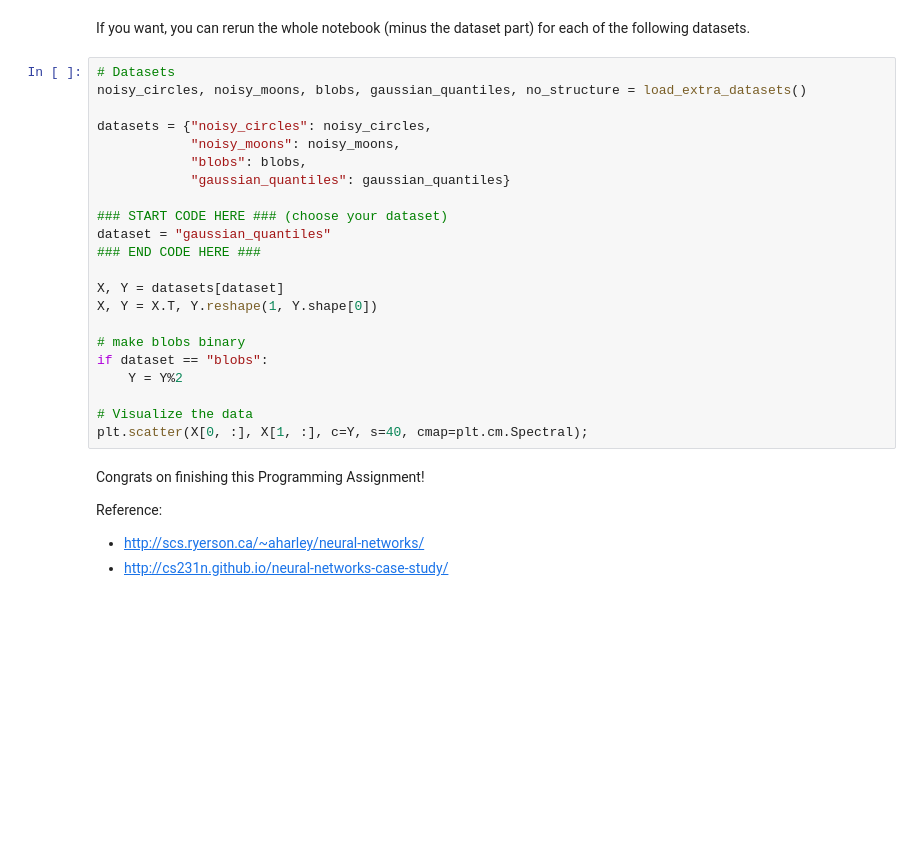
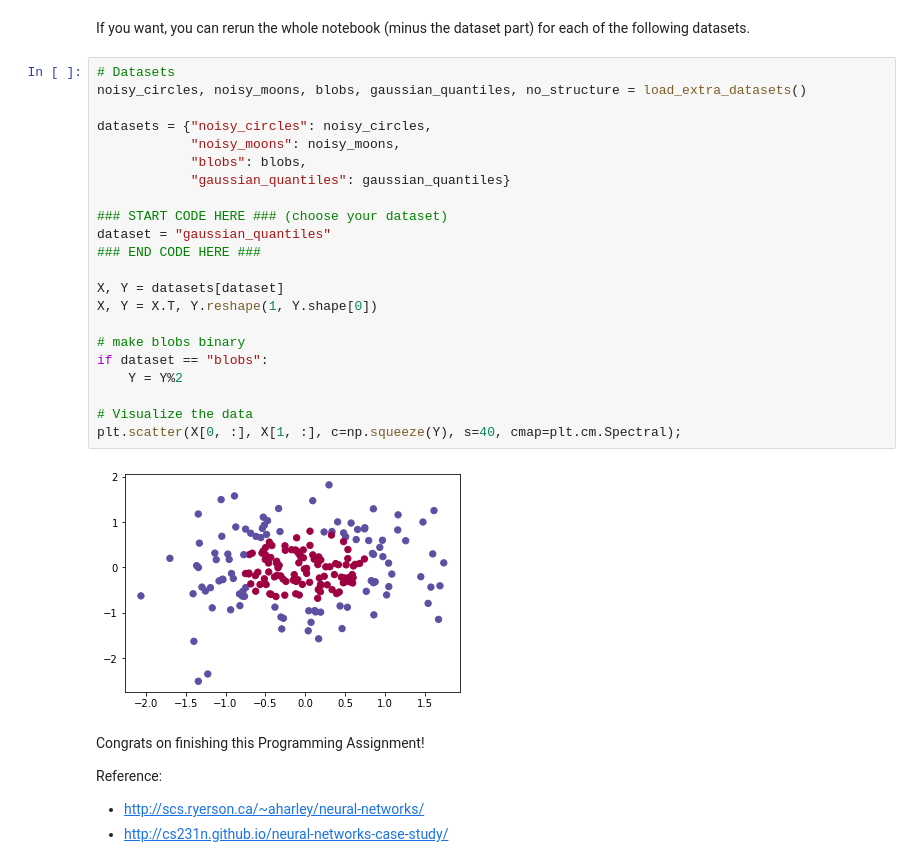
Before and after one commit to desertzk/deeplearning, a Jupyter notebook: week1/assignment3/assignment3.ipynb, the cells around one changed output. Drawn from its saved outputs; the diff is of its cells as text; blank space fills up the shorter version.

```diff
--- a/week1/assignment3/assignment3.ipynb
+++ b/week1/assignment3/assignment3.ipynb
@@ -866,25 +1035,27 @@ If you want, you can rerun the whole notebook (minus the dataset part) for each
 # %%
 # Datasets
 noisy_circles, noisy_moons, blobs, gaussian_quantiles, no_structure = load_extra_datasets()
 
 datasets = {"noisy_circles": noisy_circles,
             "noisy_moons": noisy_moons,
             "blobs": blobs,
             "gaussian_quantiles": gaussian_quantiles}
 
 ### START CODE HERE ### (choose your dataset)
 dataset = "gaussian_quantiles"
 ### END CODE HERE ###
 
 X, Y = datasets[dataset]
 X, Y = X.T, Y.reshape(1, Y.shape[0])
 
 # make blobs binary
 if dataset == "blobs":
     Y = Y%2
 
 # Visualize the data
-plt.scatter(X[0, :], X[1, :], c=Y, s=40, cmap=plt.cm.Spectral);
+plt.scatter(X[0, :], X[1, :], c=np.squeeze(Y), s=40, cmap=plt.cm.Spectral);
+# %% [output]
+[figure, added]
 # %% [markdown]
 Congrats on finishing this Programming Assignment!
 
```
Also changed, not shown: parts of 22 cells of this notebook, 1 other file.
